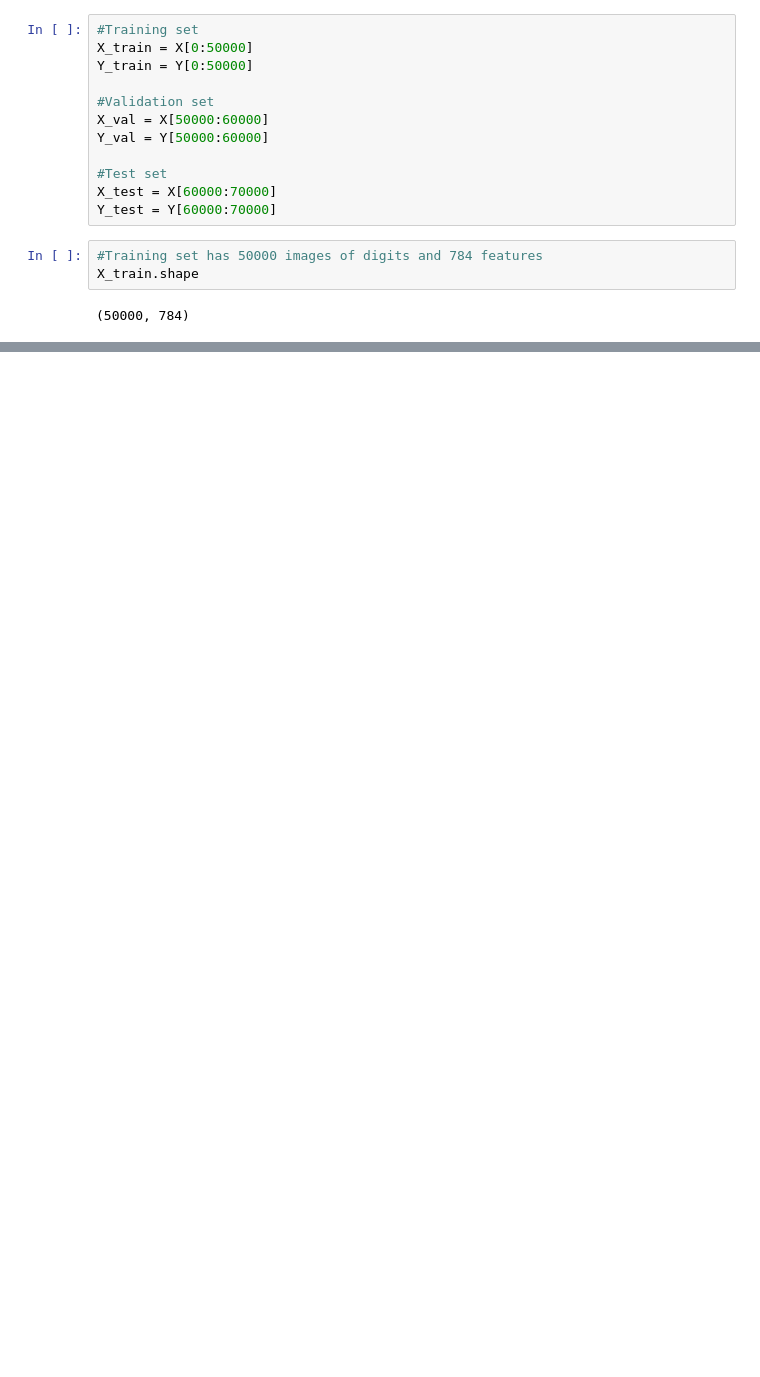
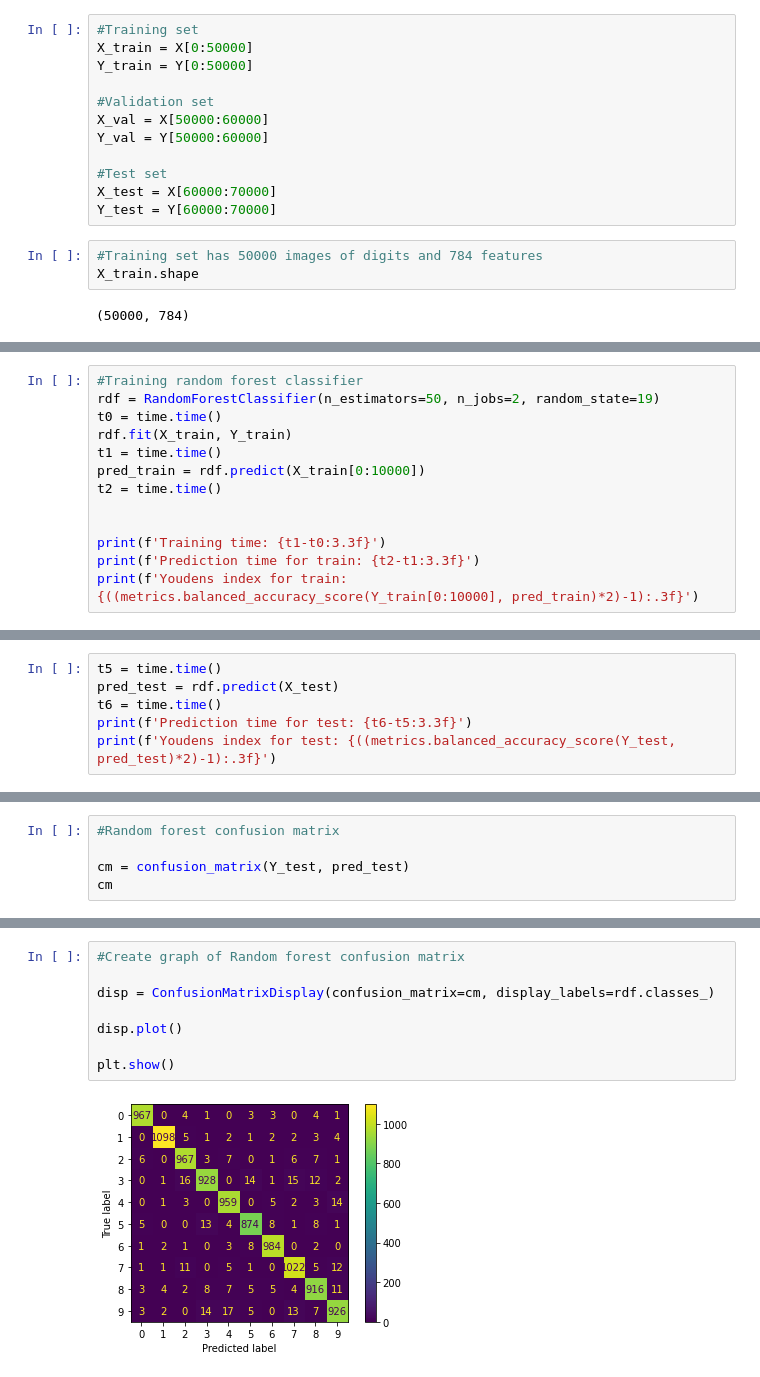
Before and after one commit to Andu972k/AIFinalProject, a Jupyter notebook: Mnist Classification models.ipynb, the cells around one changed output, grey strips where cells are left out. Cells and saved outputs as stored; diff of their text form; blank space fills up the shorter version.

```diff
--- a/Mnist Classification models.ipynb
+++ b/Mnist Classification models.ipynb
@@ -67,0 +108,13 @@ from sklearn.neural_network import MLPClassifier
+# %%
+#Training random forest classifier
+rdf = RandomForestClassifier(n_estimators=50, n_jobs=2, random_state=19)
+t0 = time.time()
+rdf.fit(X_train, Y_train)
+t1 = time.time()
+pred_train = rdf.predict(X_train[0:10000])
+t2 = time.time()
+
+
+print(f'Training time: {t1-t0:3.3f}')
+print(f'Prediction time for train: {t2-t1:3.3f}')
+print(f'Youdens index for train: {((metrics.balanced_accuracy_score(Y_train[0:10000], pred_train)*2)-1):.3f}')
@@ -67,0 +134,6 @@ from sklearn.neural_network import MLPClassifier
+# %%
+t5 = time.time()
+pred_test = rdf.predict(X_test)
+t6 = time.time()
+print(f'Prediction time for test: {t6-t5:3.3f}')
+print(f'Youdens index for test: {((metrics.balanced_accuracy_score(Y_test, pred_test)*2)-1):.3f}')
@@ -67,0 +143,5 @@ from sklearn.neural_network import MLPClassifier
+# %%
+#Random forest confusion matrix
+
+cm = confusion_matrix(Y_test, pred_test)
+cm
@@ -67,0 +179,10 @@ from sklearn.neural_network import MLPClassifier
+# %%
+#Create graph of Random forest confusion matrix
+
+disp = ConfusionMatrixDisplay(confusion_matrix=cm, display_labels=rdf.classes_)
+
+disp.plot()
+
+plt.show()
+# %% [output]
+[figure, added]
```
Also changed, not shown: parts of 79 cells of this notebook.
